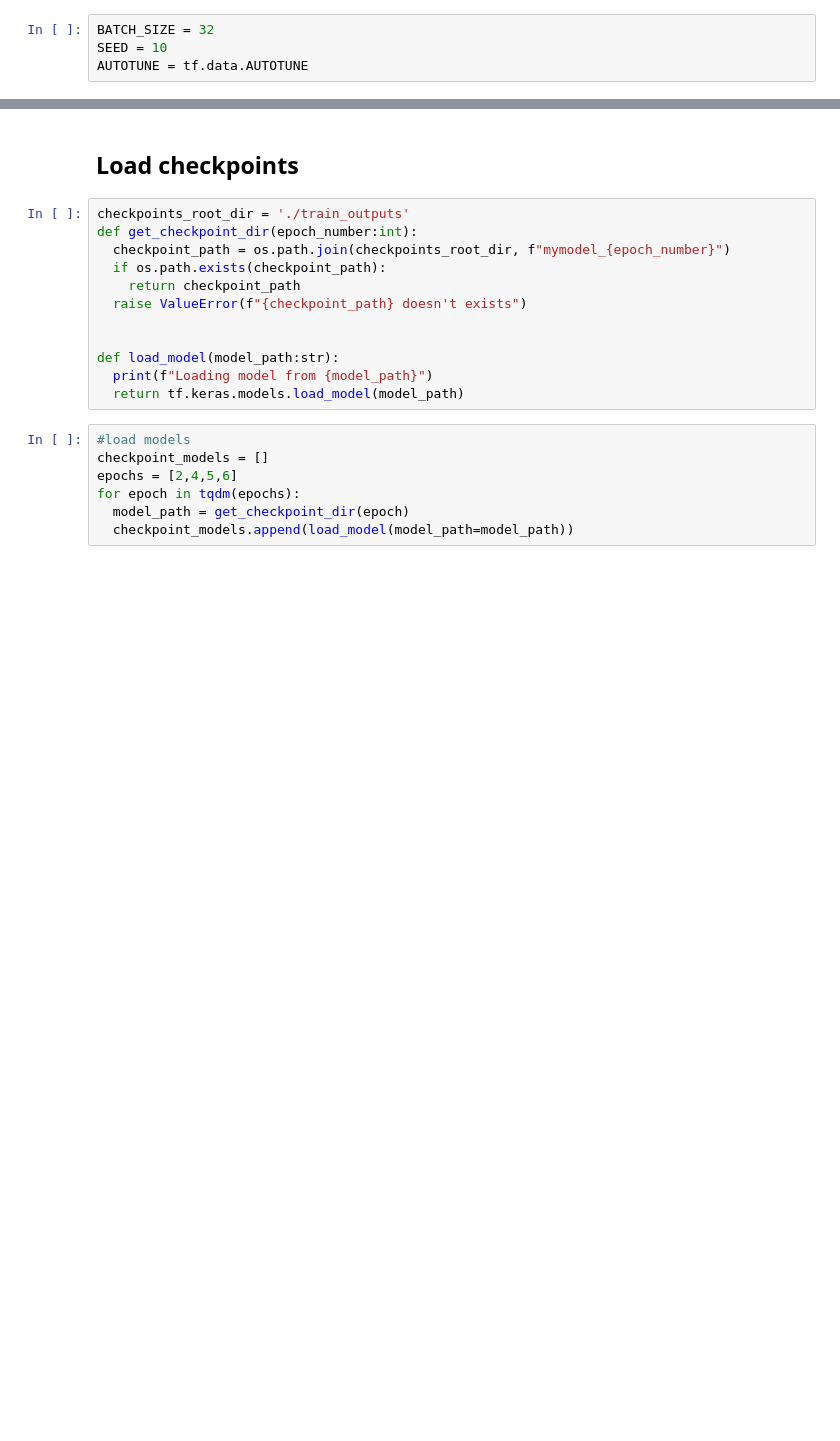
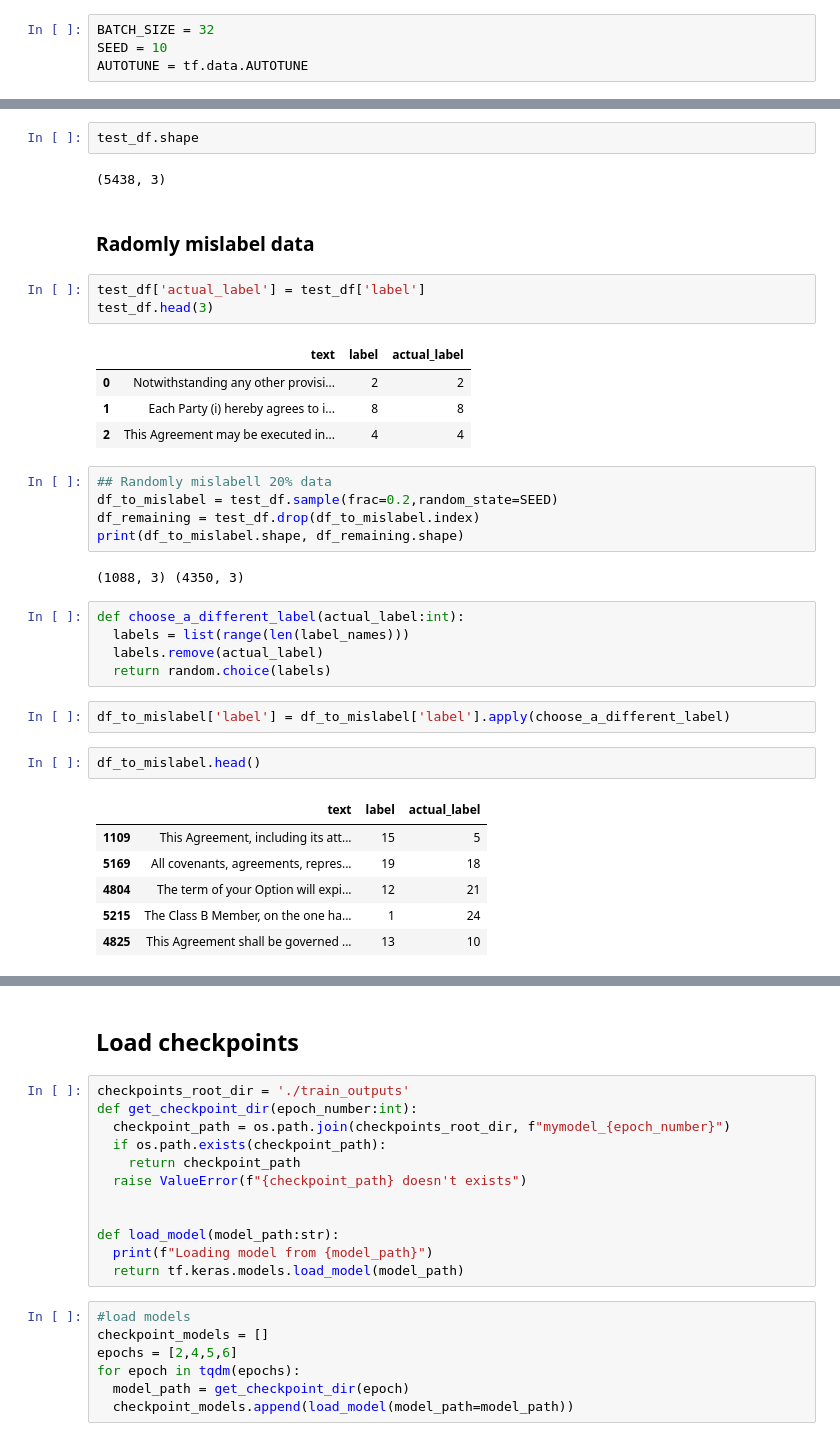
Before and after one commit to praseedm/tracin_implemention_on_ledgar_dataset, a Jupyter notebook: Mislabelled_detection_using_self_influence.ipynb, the cells around one changed output, grey strips where cells are left out. Cells and saved outputs as stored; diff of their text form; blank space fills up the shorter version.

```diff
--- a/Mislabelled_detection_using_self_influence.ipynb
+++ b/Mislabelled_detection_using_self_influence.ipynb
@@ -53,0 +71,37 @@ AUTOTUNE = tf.data.AUTOTUNE
+# %%
+test_df.shape
+# %% [output]
+(5438, 3)
+# %% [markdown]
+### Radomly mislabel data
+# %%
+test_df['actual_label'] = test_df['label']
+test_df.head(3)
+# %% [output]
+|  | text | label | actual_label |
+| 0 | Notwithstanding any other provisi... | 2 | 2 |
+| 1 | Each Party (i) hereby agrees to i... | 8 | 8 |
+| 2 | This Agreement may be executed in... | 4 | 4 |
+# %%
+## Randomly mislabell 20% data
+df_to_mislabel = test_df.sample(frac=0.2,random_state=SEED)
+df_remaining = test_df.drop(df_to_mislabel.index)
+print(df_to_mislabel.shape, df_remaining.shape)
+# %% [output]
+(1088, 3) (4350, 3)
+# %%
+def choose_a_different_label(actual_label:int):
+  labels = list(range(len(label_names)))
+  labels.remove(actual_label)
+  return random.choice(labels)
+# %%
+df_to_mislabel['label'] = df_to_mislabel['label'].apply(choose_a_different_label)
+# %%
+df_to_mislabel.head()
+# %% [output]
+|  | text | label | actual_label |
+| 1109 | This Agreement, including its att... | 15 | 5 |
+| 5169 | All covenants, agreements, repres... | 19 | 18 |
+| 4804 | The term of your Option will expi... | 12 | 21 |
+| 5215 | The Class B Member, on the one ha... | 1 | 24 |
+| 4825 | This Agreement shall be governed ... | 13 | 10 |
```
Also changed, not shown: parts of 30 cells of this notebook.
